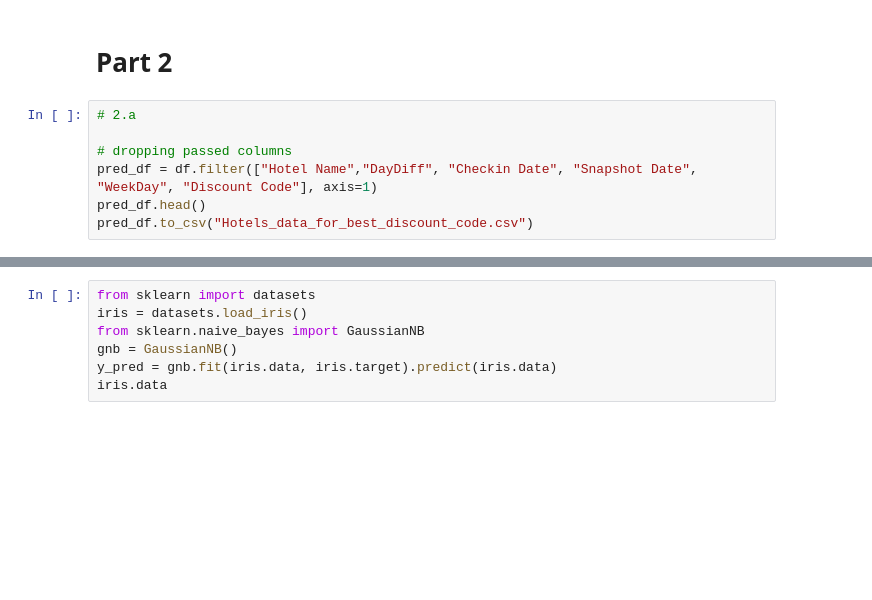
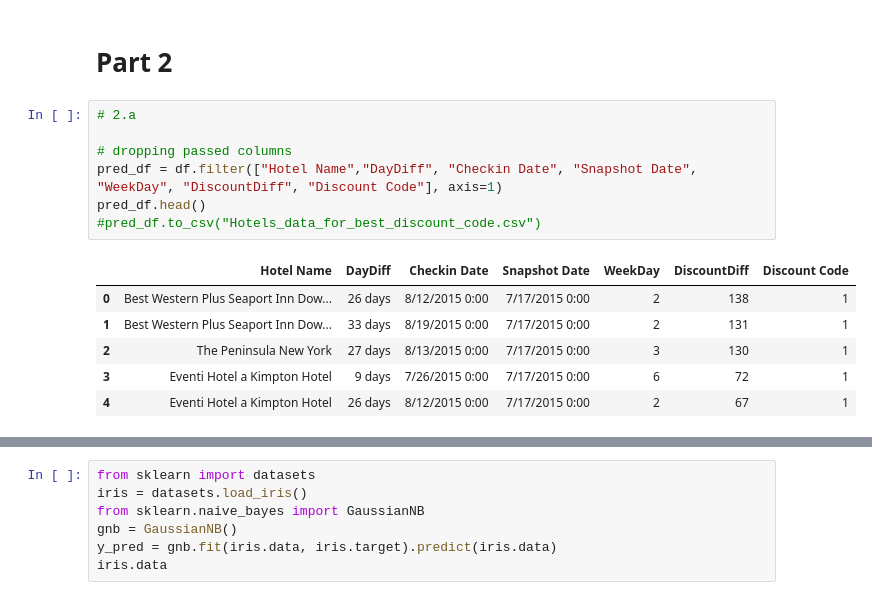
Before and after one commit to EliadProject/Hotels-Data-Science, a Jupyter notebook: FinalProject.ipynb, the cells around one changed output, grey strips where cells are left out. Drawn from its saved outputs; the diff is of its cells as text; blank space fills up the shorter version.

```diff
--- a/FinalProject.ipynb
+++ b/FinalProject.ipynb
@@ -75,7 +75,14 @@ df.to_csv("Hotels_data_Changed.csv")
 # %%
 # 2.a
 
 # dropping passed columns
-pred_df = df.filter(["Hotel Name","DayDiff", "Checkin Date", "Snapshot Date", "WeekDay", "Discount Code"], axis=1)
+pred_df = df.filter(["Hotel Name","DayDiff", "Checkin Date", "Snapshot Date", "WeekDay", "DiscountDiff", "Discount Code"], axis=1)
 pred_df.head()
-pred_df.to_csv("Hotels_data_for_best_discount_code.csv")
+#pred_df.to_csv("Hotels_data_for_best_discount_code.csv")
+# %% [output]
+|  | Hotel Name | DayDiff | Checkin Date | Snapshot Date | WeekDay | DiscountDiff | Discount Code |
+| 0 | Best Western Plus Seaport Inn Dow... | 26 days | 8/12/2015 0:00 | 7/17/2015 0:00 | 2 | 138 | 1 |
+| 1 | Best Western Plus Seaport Inn Dow... | 33 days | 8/19/2015 0:00 | 7/17/2015 0:00 | 2 | 131 | 1 |
+| 2 | The Peninsula New York | 27 days | 8/13/2015 0:00 | 7/17/2015 0:00 | 3 | 130 | 1 |
+| 3 | Eventi Hotel a Kimpton Hotel | 9 days | 7/26/2015 0:00 | 7/17/2015 0:00 | 6 | 72 | 1 |
+| 4 | Eventi Hotel a Kimpton Hotel | 26 days | 8/12/2015 0:00 | 7/17/2015 0:00 | 2 | 67 | 1 |
```
Also changed, not shown: parts of 8 cells of this notebook.
